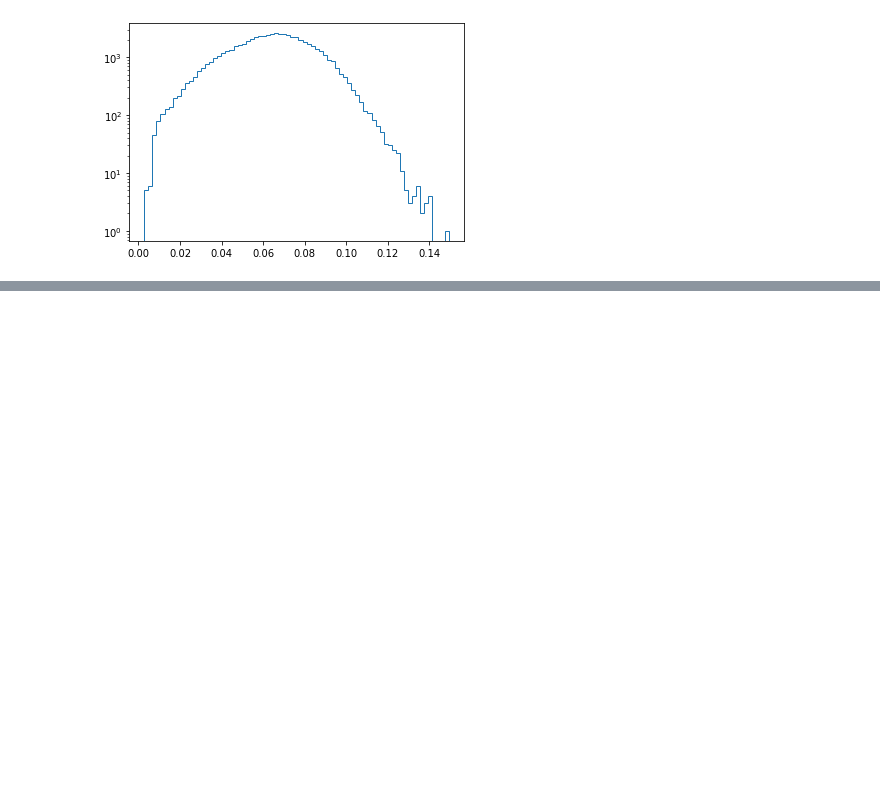
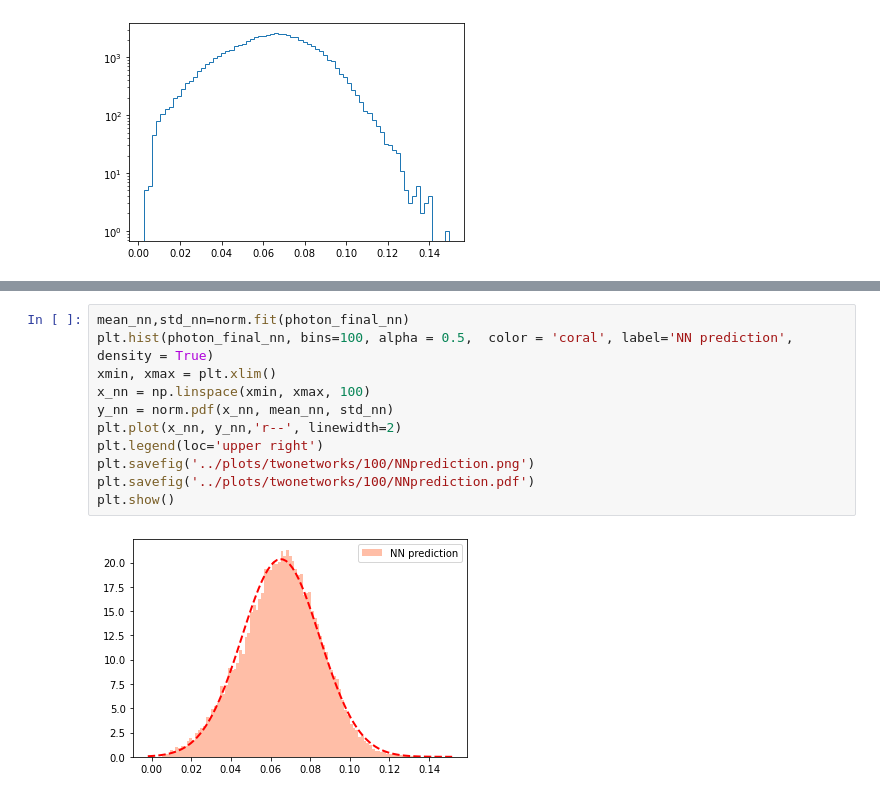
Before and after one commit to chiarabadiali/comp_scatt_ML, a Jupyter notebook: notebooks/Test_NeuralNetwork.ipynb, the cells around one changed output, grey strips where cells are left out. Drawn from its saved outputs; the diff is of its cells as text; blank space fills up the shorter version.

```diff
--- a/notebooks/Test_NeuralNetwork.ipynb
+++ b/notebooks/Test_NeuralNetwork.ipynb
@@ -183,0 +136,13 @@ photon_final_nn
+# %%
+mean_nn,std_nn=norm.fit(photon_final_nn)
+plt.hist(photon_final_nn, bins=100, alpha = 0.5,  color = 'coral', label='NN prediction', density = True)
+xmin, xmax = plt.xlim()
+x_nn = np.linspace(xmin, xmax, 100)
+y_nn = norm.pdf(x_nn, mean_nn, std_nn)
+plt.plot(x_nn, y_nn,'r--', linewidth=2)
+plt.legend(loc='upper right')
+plt.savefig('../plots/twonetworks/100/NNprediction.png')
+plt.savefig('../plots/twonetworks/100/NNprediction.pdf')
+plt.show()
+# %% [output]
+[figure, added]
```
Also changed, not shown: parts of 18 cells of this notebook, 2 other files.
